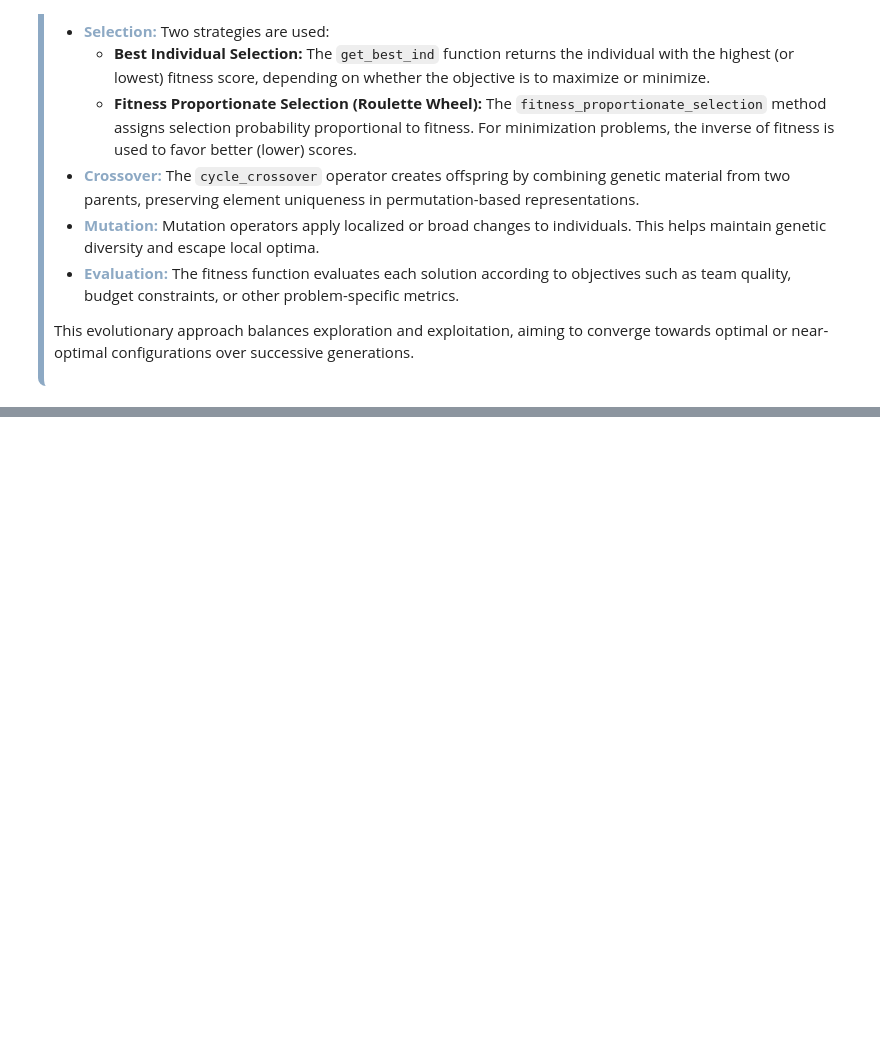
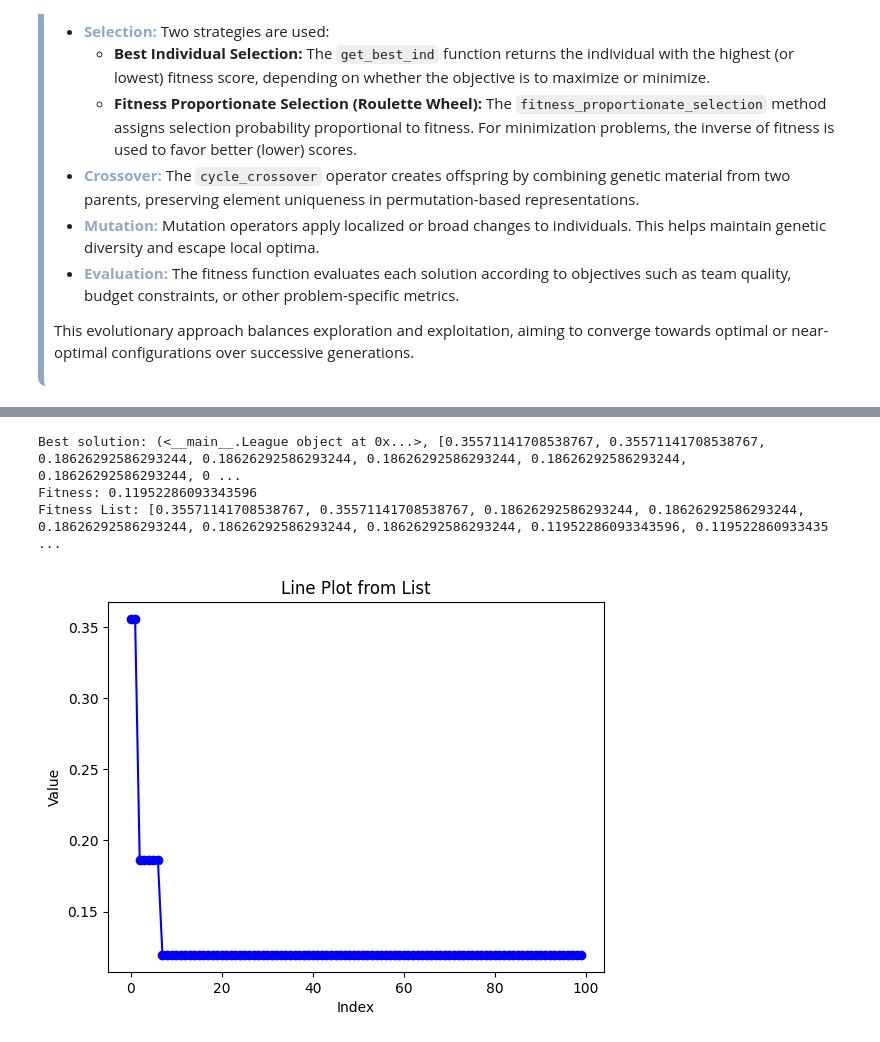
Before and after one commit to leonormira/CIFO-Project, a Jupyter notebook: Com comentarios.ipynb, the cells around one changed output, grey strips where cells are left out. Saved outputs shown, nothing was run; the diff lists cells and outputs as text; code cells hidden in the pictures; blank space fills up the shorter version.

Commit message:
ainda não está tudo
falta: modificar inversion mutation e selection algorithm

```diff
--- a/Com comentarios.ipynb
+++ b/Com comentarios.ipynb
@@ -111,6 +107,6 @@ path_file = '/content/drive/MyDrive/cifo/players(in).csv'
 # %%
 # Check if the file exists
-df = pd.read_csv(path_file, index_col=0)
+players_df = pd.read_csv("players(in).csv", index_col=0)
 # %% [markdown]
 <h2 id="chapter2" style="color:#8DA9C4;">2. Defining Core Classes</h2>
 
@@ -239,8 +235,10 @@ class League():
     def show_teams(self):
         for team in self.teams:
             print(f"\n{team.name}")
+            print("──────────────")
             for player in team.goalkeepers + team.defenders + team.midfielders + team.forwards:
                 print(f"{player.name} - {player.position}")
+        print("──────────────")
 
     def fitness(self):
         std = statistics.stdev([team.average_skill() for team in self.teams])
@@ -263,10 +261,10 @@ class League():
     def mutation(self, mut_prob):
         player_positions = self.player_positions()
 
-        swap_mutation(player_positions["GK"], mut_prob)
-        swap_mutation(player_positions["DEF"], mut_prob)
-        swap_mutation(player_positions["MID"], mut_prob)
-        swap_mutation(player_positions["FWD"], mut_prob)
+        self.mutation_function(player_positions["GK"], mut_prob)
+        self.mutation_function(player_positions["DEF"], mut_prob)
+        self.mutation_function(player_positions["MID"], mut_prob)
+        self.mutation_function(player_positions["FWD"], mut_prob)
 
         mutated_team = League(self.crossover_function, self.mutation_function)
         mutated_team.allocate_players_from_lists(player_positions["GK"], player_positions["DEF"], player_positions["MID"], player_positions["FWD"])
@@ -511,11 +547,12 @@ def genetic_algorithm(
         new_population = []
 
         if elitism:
-            #new_population.append(deepcopy(get_best_ind(initial_population, maximization)))
             new_population.append(deepcopy(get_best_ind(population, maximization)))
+
         while len(new_population) < len(population):
-            first_ind = selection_algorithm(population, maximization)
-            second_ind = selection_algorithm(population, maximization)
+            first_ind = selection_algorithm(population=population, maximization=maximization)
+
+            second_ind = selection_algorithm(population=population, maximization=maximization)
 
             if verbose:
                 print(f"Selected Individuals: \n{first_ind}\n{second_ind}")
@@ -708,3 +733,47 @@ plt.show()
+# %%
+SEED = 40
+random.seed(SEED)
+np.random.seed(SEED)
+
+POP_SIZE = 50
+initial_population = []
+
+
+for _ in range(POP_SIZE):
+    players = [Player(row) for _, row in players_df.iterrows()]
+    league = League(cycle_crossover, swap_mutation)
+    league.draft_players(players)
+    initial_population.append(league)
+
+best_solution = genetic_algorithm(
+    initial_population=initial_population,
+    max_gen=100,
+    selection_algorithm=fitness_proportionate_selection,
+    maximization=False,
+    mut_prob=0.1,
+    verbose=False
+)
+
+print("Best solution:", best_solution)
+print("Fitness:", best_solution[0].fitness())
+print("Fitness List:", best_solution[1])
+
+
+# Create a line plot
+plt.plot(best_solution[1], marker='o', linestyle='-', color='b')
+
+# Optional: Add labels and title
+plt.xlabel('Index')
+plt.ylabel('Value')
+plt.title('Line Plot from List')
+
+# Show the plot
+plt.show()
+# %% [output]
+Best solution: (<__main__.League object at 0x...>, [0.35571141708538767, 0.35571141708538767, 0.18626292586293244, 0.18626292586293244, 0.18626292586293244, 0.18626292586293244, 0.18626292586293244, 0 ...
+Fitness: 0.11952286093343596
+Fitness List: [0.35571141708538767, 0.35571141708538767, 0.18626292586293244, 0.18626292586293244, 0.18626292586293244, 0.18626292586293244, 0.18626292586293244, 0.11952286093343596, 0.119522860933435 ...
+[figure, added]
 # %%
 best_solution[0].show_teams()
 # %% [output]
```
Also changed, not shown: parts of 19 cells of this notebook.
